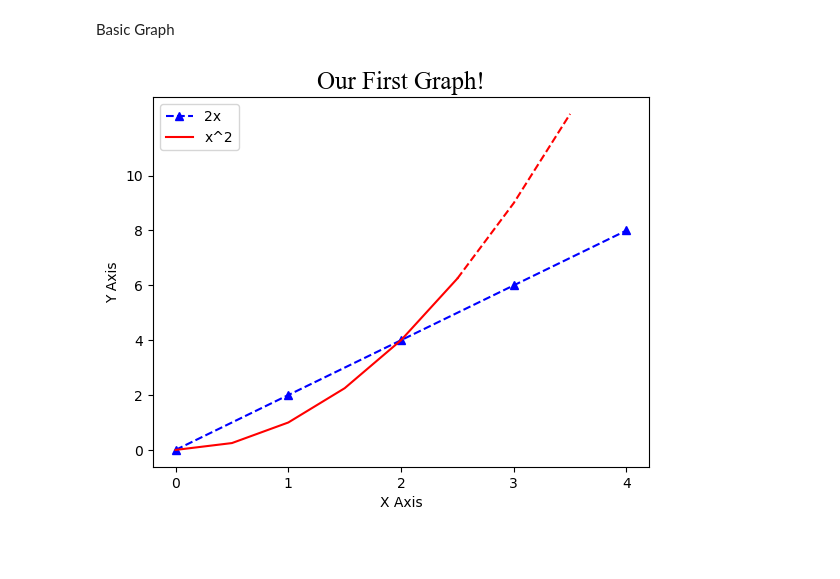
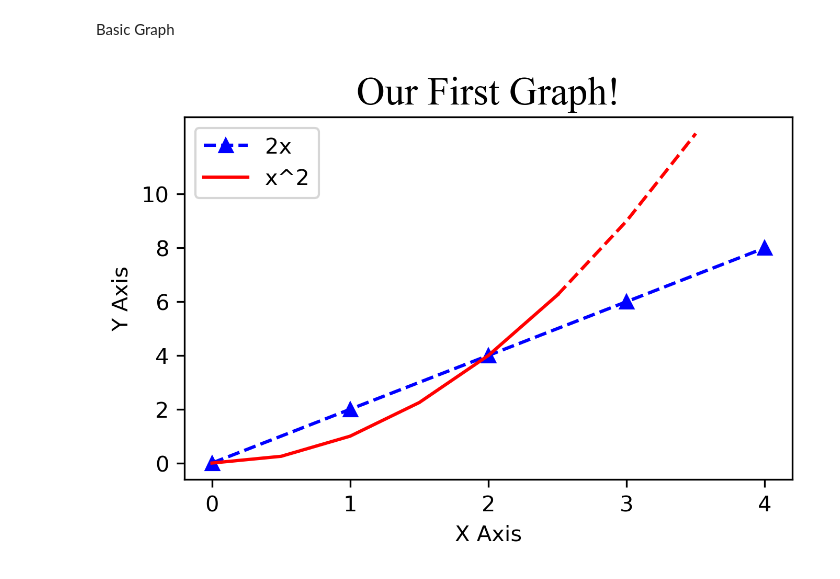
Before and after one commit to pernebay-arailym/Project_11_DataVisualization_Matplotlib, a Jupyter notebook: matplotlib.ipynb, the cells around one changed output. Saved outputs shown, nothing was run; the diff lists cells and outputs as text; code cells hidden in the pictures; blank space fills up the shorter version.

Commit message:
Resized the graph

```diff
--- a/matplotlib.ipynb
+++ b/matplotlib.ipynb
@@ -9,27 +9,31 @@ Basic Graph
 # %%
 x = [0,1,2,3,4]
 y = [0,2,4,6,8]
+
+# Resize graph
+plt.figure(figsize=(5,3), dpi=300)
+
 
 #plt.plot(x,y, label='2x', color='red', linewidth=2, marker='.', linestyle='--', markersize=10, markeredgecolor='blue')
 
 # use shorthand notation
 # fmt = '[color][marker][line]'
 plt.plot(x,y, 'b^--', label='2x')
 
 ## Line Number TWO
 x2 = np.arange(0,4,0.5)
 plt.plot(x2[:6], x2[:6]**2, 'r', label='x^2')
 plt.plot(x2[5:], x2[5:]**2, 'r--' )
 
 plt.title('Our First Graph!', fontdict={'fontname': 'Times New Roman', 'fontsize': 18})
 plt.xlabel('X Axis')
 plt.ylabel('Y Axis')
 
 plt.xticks([0,1,2,3,4])
 plt.yticks([0,2,4,6,8,10])
 
 plt.legend()
 
 plt.show()
 # %% [output]
-[figure, old version]
+[figure, new version]
```
